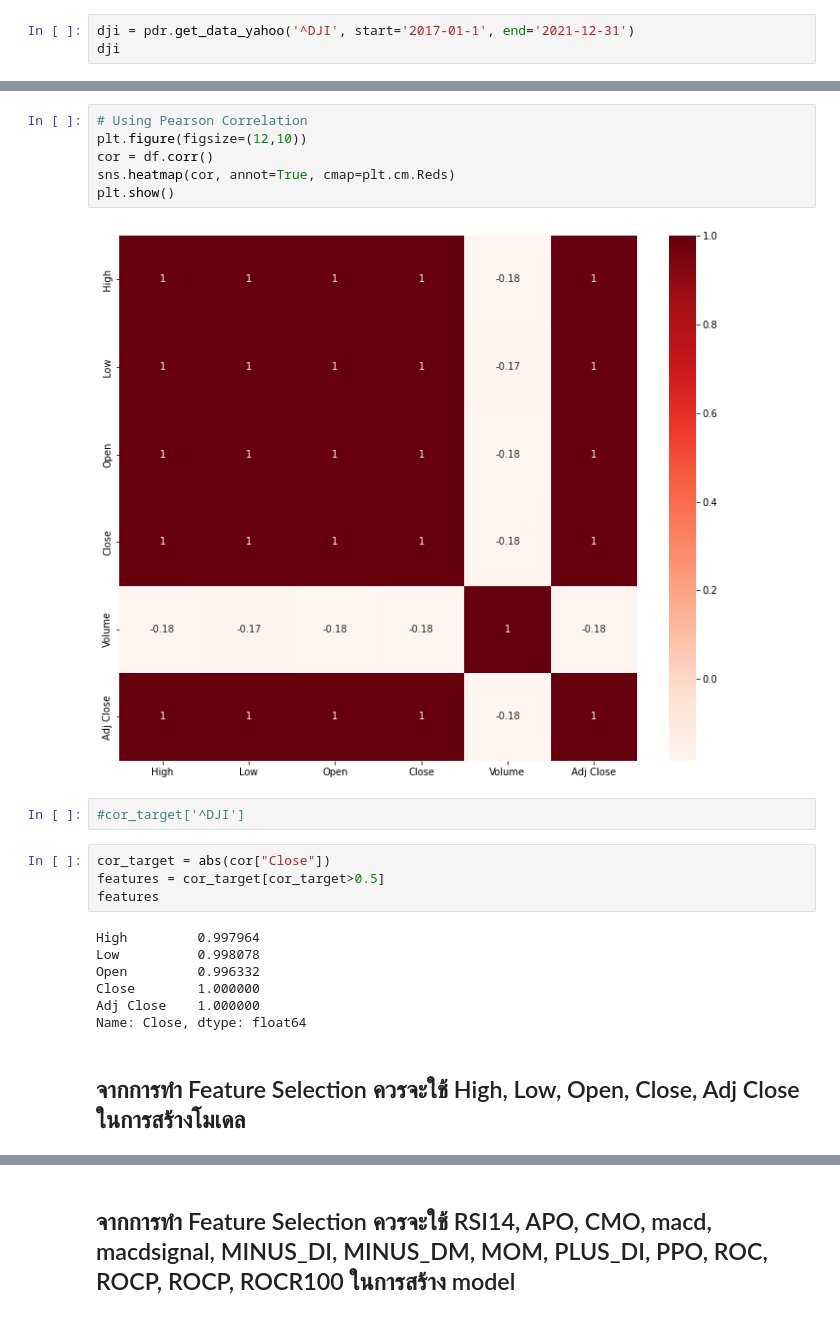
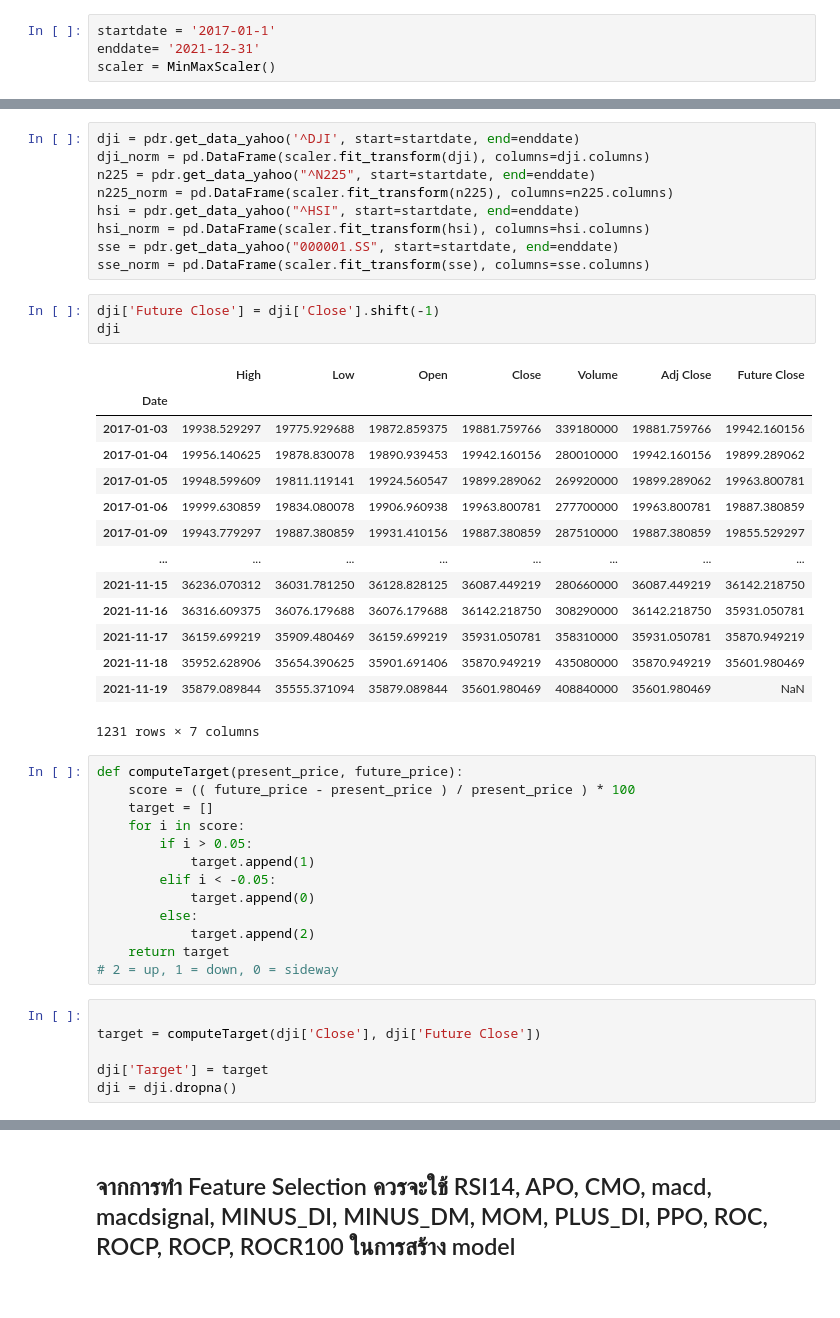
Before and after one commit to pro10150/stock-prediction, a Jupyter notebook: stock-prediction.ipynb, the cells around one changed output, grey strips where cells are left out. Drawn from its saved outputs; the diff is of its cells as text.

```diff
--- a/stock-prediction.ipynb
+++ b/stock-prediction.ipynb
@@ -34,3 +14,4 @@ data
 # %%
-dji = pdr.get_data_yahoo('^DJI', start='2017-01-1', end='2021-12-31')
-dji
+startdate = '2017-01-1'
+enddate= '2021-12-31'
+scaler = MinMaxScaler()
@@ -207,23 +18,46 @@ dtype: int64
-# %%
-# Using Pearson Correlation
-plt.figure(figsize=(12,10))
-cor = df.corr()
-sns.heatmap(cor, annot=True, cmap=plt.cm.Reds)
-plt.show()
-# %% [output]
-[figure, removed]
-# %%
-#cor_target['^DJI']
-# %%
-cor_target = abs(cor["Close"])
-features = cor_target[cor_target>0.5]
-features
-# %% [output]
-High         0.997964
-Low          0.998078
-Open         0.996332
-Close        1.000000
-Adj Close    1.000000
-Name: Close, dtype: float64
-# %% [markdown]
-<h2>จากการทำ Feature Selection ควรจะใช้ High, Low, Open, Close, Adj Close ในการสร้างโมเดล</h2>
+# %%
+dji = pdr.get_data_yahoo('^DJI', start=startdate, end=enddate)
+dji_norm = pd.DataFrame(scaler.fit_transform(dji), columns=dji.columns)
+n225 = pdr.get_data_yahoo("^N225", start=startdate, end=enddate)
+n225_norm = pd.DataFrame(scaler.fit_transform(n225), columns=n225.columns)
+hsi = pdr.get_data_yahoo("^HSI", start=startdate, end=enddate)
+hsi_norm = pd.DataFrame(scaler.fit_transform(hsi), columns=hsi.columns)
+sse = pdr.get_data_yahoo("000001.SS", start=startdate, end=enddate)
+sse_norm = pd.DataFrame(scaler.fit_transform(sse), columns=sse.columns)
+# %%
+dji['Future Close'] = dji['Close'].shift(-1)
+dji
+# %% [output]
+|  | High | Low | Open | Close | Volume | Adj Close | Future Close |
+| Date |  |  |  |  |  |  |  |
+| 2017-01-03 | 19938.529297 | 19775.929688 | 19872.859375 | 19881.759766 | 339180000 | 19881.759766 | 19942.160156 |
+| 2017-01-04 | 19956.140625 | 19878.830078 | 19890.939453 | 19942.160156 | 280010000 | 19942.160156 | 19899.289062 |
+| 2017-01-05 | 19948.599609 | 19811.119141 | 19924.560547 | 19899.289062 | 269920000 | 19899.289062 | 19963.800781 |
+| 2017-01-06 | 19999.630859 | 19834.080078 | 19906.960938 | 19963.800781 | 277700000 | 19963.800781 | 19887.380859 |
+| 2017-01-09 | 19943.779297 | 19887.380859 | 19931.410156 | 19887.380859 | 287510000 | 19887.380859 | 19855.529297 |
+| ... | ... | ... | ... | ... | ... | ... | ... |
+| 2021-11-15 | 36236.070312 | 36031.781250 | 36128.828125 | 36087.449219 | 280660000 | 36087.449219 | 36142.218750 |
+| 2021-11-16 | 36316.609375 | 36076.179688 | 36076.179688 | 36142.218750 | 308290000 | 36142.218750 | 35931.050781 |
+| 2021-11-17 | 36159.699219 | 35909.480469 | 36159.699219 | 35931.050781 | 358310000 | 35931.050781 | 35870.949219 |
+| 2021-11-18 | 35952.628906 | 35654.390625 | 35901.691406 | 35870.949219 | 435080000 | 35870.949219 | 35601.980469 |
+| 2021-11-19 | 35879.089844 | 35555.371094 | 35879.089844 | 35601.980469 | 408840000 | 35601.980469 | NaN |
+1231 rows × 7 columns
+# %%
+def computeTarget(present_price, future_price):
+    score = (( future_price - present_price ) / present_price ) * 100
+    target = []
+    for i in score:
+        if i > 0.05:
+            target.append(1)
+        elif i < -0.05:
+            target.append(0)
+        else:
+            target.append(2)
+    return target
+# 2 = up, 1 = down, 0 = sideway
+# %%
+
+target = computeTarget(dji['Close'], dji['Future Close'])
+
+dji['Target'] = target
+dji = dji.dropna()
```
Also changed, not shown: parts of 31 cells of this notebook.
